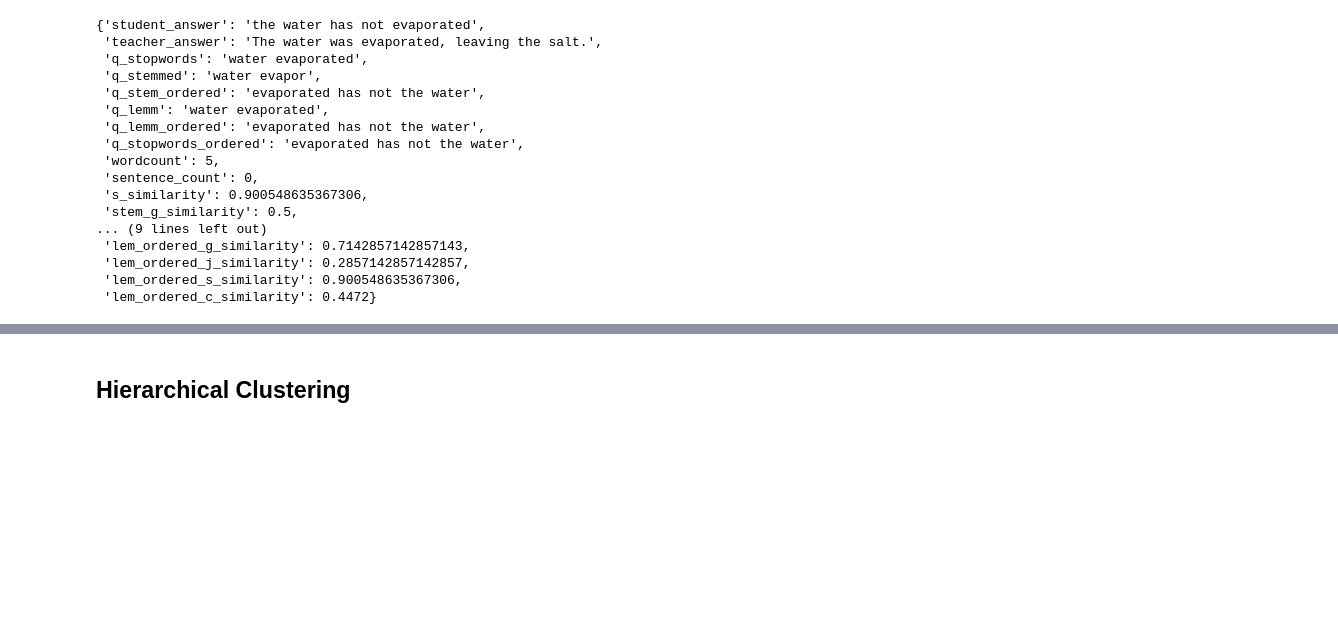
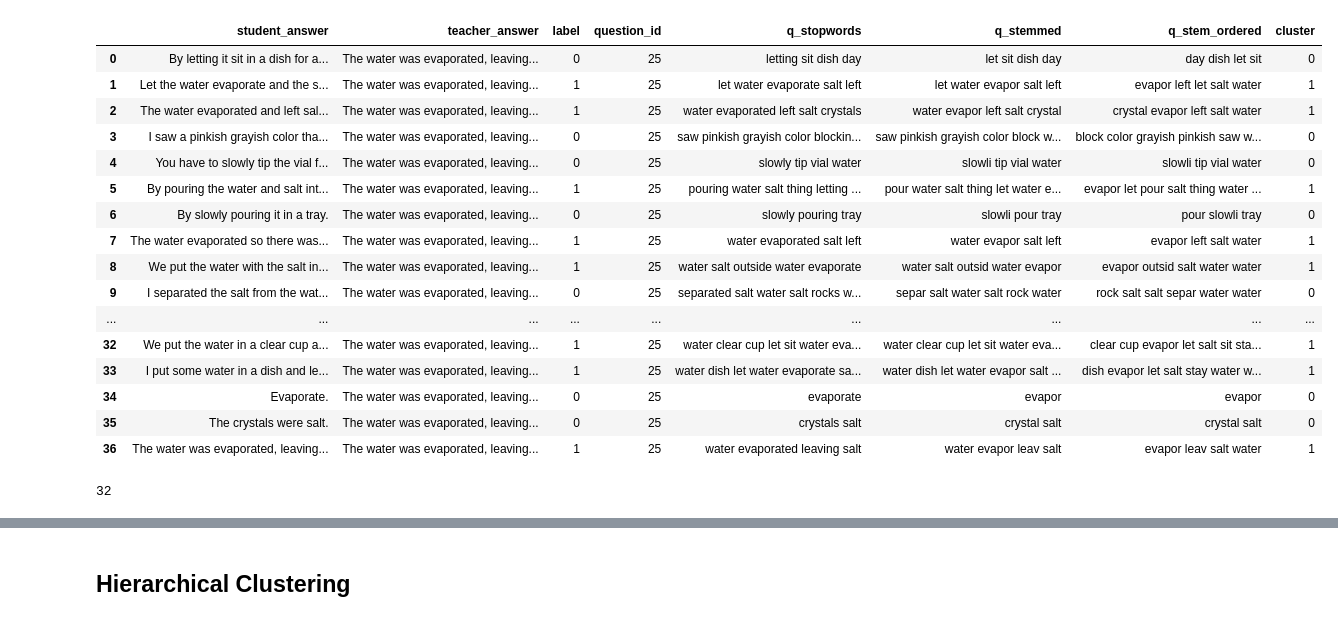
Before and after one commit to ian-mcnair/Answer_Clustering, a Jupyter notebook: step3_Modelling/clustering.ipynb, the cells around one changed output, grey strips where cells are left out. Drawn from its saved outputs; the diff is of its cells as text; code cells hidden in the pictures; blank space fills up the shorter version.

```diff
--- a/step3_Modelling/clustering.ipynb
+++ b/step3_Modelling/clustering.ipynb
@@ -25,23 +29,27 @@ nlp.accuracy()
-# %%
-nlp.group_new_answer('the water has not evaporated')
-# %% [output]
-{'student_answer': 'the water has not evaporated',
- 'teacher_answer': 'The water was evaporated, leaving the salt.',
- 'q_stopwords': 'water evaporated',
- 'q_stemmed': 'water evapor',
- 'q_stem_ordered': 'evaporated has not the water',
- 'q_lemm': 'water evaporated',
- 'q_lemm_ordered': 'evaporated has not the water',
- 'q_stopwords_ordered': 'evaporated has not the water',
- 'wordcount': 5,
- 'sentence_count': 0,
- 's_similarity': 0.900548635367306,
- 'stem_g_similarity': 0.5,
-... (9 lines left out)
- 'lem_ordered_g_similarity': 0.7142857142857143,
- 'lem_ordered_j_similarity': 0.2857142857142857,
- 'lem_ordered_s_similarity': 0.900548635367306,
- 'lem_ordered_c_similarity': 0.4472}
+# %%
+nlp.doc
+# %% [output]
+|  | student_answer | teacher_answer | label | question_id | q_stopwords | q_stemmed | q_stem_ordered | cluster |
+| 0 | By letting it sit in a dish for a... | The water was evaporated, leaving... | 0 | 25 | letting sit dish day | let sit dish day | day dish let sit | 0 |
+| 1 | Let the water evaporate and the s... | The water was evaporated, leaving... | 1 | 25 | let water evaporate salt left | let water evapor salt left | evapor left let salt water | 1 |
+| 2 | The water evaporated and left sal... | The water was evaporated, leaving... | 1 | 25 | water evaporated left salt crystals | water evapor left salt crystal | crystal evapor left salt water | 1 |
+| 3 | I saw a pinkish grayish color tha... | The water was evaporated, leaving... | 0 | 25 | saw pinkish grayish color blockin... | saw pinkish grayish color block w... | block color grayish pinkish saw w... | 0 |
+| 4 | You have to slowly tip the vial f... | The water was evaporated, leaving... | 0 | 25 | slowly tip vial water | slowli tip vial water | slowli tip vial water | 0 |
+| 5 | By pouring the water and salt int... | The water was evaporated, leaving... | 1 | 25 | pouring water salt thing letting ... | pour water salt thing let water e... | evapor let pour salt thing water ... | 1 |
+| 6 | By slowly pouring it in a tray. | The water was evaporated, leaving... | 0 | 25 | slowly pouring tray | slowli pour tray | pour slowli tray | 0 |
+| 7 | The water evaporated so there was... | The water was evaporated, leaving... | 1 | 25 | water evaporated salt left | water evapor salt left | evapor left salt water | 1 |
+| 8 | We put the water with the salt in... | The water was evaporated, leaving... | 1 | 25 | water salt outside water evaporate | water salt outsid water evapor | evapor outsid salt water water | 1 |
+| 9 | I separated the salt from the wat... | The water was evaporated, leaving... | 0 | 25 | separated salt water salt rocks w... | separ salt water salt rock water | rock salt salt separ water water | 0 |
+| ... | ... | ... | ... | ... | ... | ... | ... | ... |
+| 32 | We put the water in a clear cup a... | The water was evaporated, leaving... | 1 | 25 | water clear cup let sit water eva... | water clear cup let sit water eva... | clear cup evapor let salt sit sta... | 1 |
+| 33 | I put some water in a dish and le... | The water was evaporated, leaving... | 1 | 25 | water dish let water evaporate sa... | water dish let water evapor salt ... | dish evapor let salt stay water w... | 1 |
+| 34 | Evaporate. | The water was evaporated, leaving... | 0 | 25 | evaporate | evapor | evapor | 0 |
+| 35 | The crystals were salt. | The water was evaporated, leaving... | 0 | 25 | crystals salt | crystal salt | crystal salt | 0 |
+| 36 | The water was evaporated, leaving... | The water was evaporated, leaving... | 1 | 25 | water evaporated leaving salt | water evapor leav salt | evapor leav salt water | 1 |
+# %%
+len(nlp.data.columns) + len(nlp.doc.columns)
+# %% [output]
+32
 # %%
 nlp.new_answers
 # %% [output]
```
Also changed, not shown: parts of 7 cells of this notebook, 9 other files.
